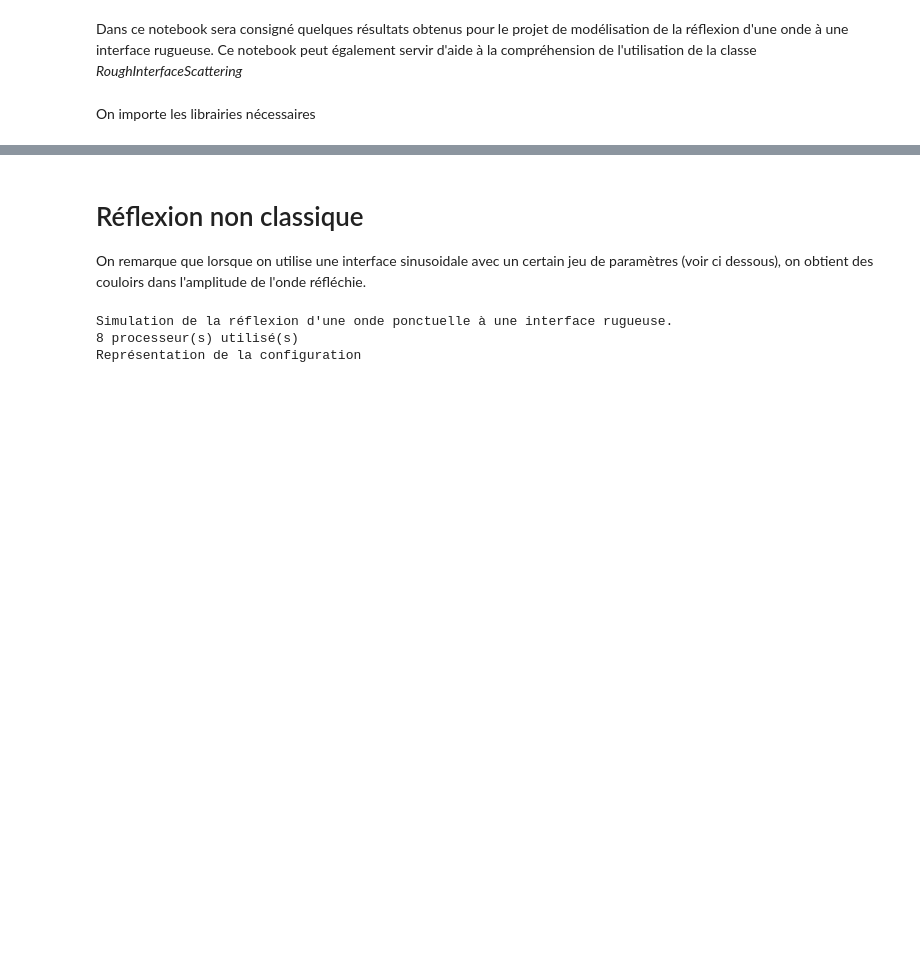
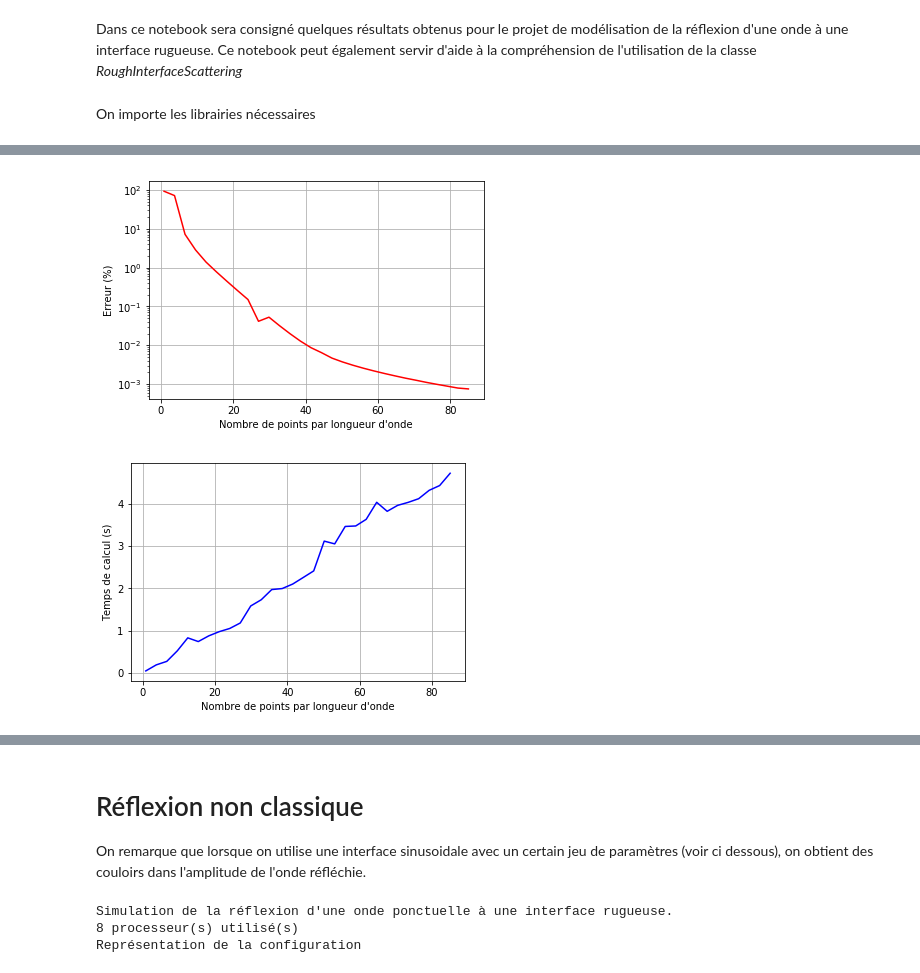
Before and after one commit to caillonantoine/rough-interface, a Jupyter notebook: Avancement.ipynb, the cells around one changed output, grey strips where cells are left out. Drawn from its saved outputs; the diff is of its cells as text; code cells hidden in the pictures; blank space fills up the shorter version.

Commit message:
Ajout de la convergence

```diff
--- a/Avancement.ipynb
+++ b/Avancement.ipynb
@@ -24,0 +29,2 @@ pb = ri.RoughInterfaceScattering()
+# %%
+rms = lambda x: np.sqrt(np.mean(np.power(x,2)))
@@ -24,0 +78,23 @@ pb = ri.RoughInterfaceScattering()
+# %%
+convergence = []
+for i in range(len(simulation)-1):
+    convergence.append(rms(abs(simulation[i]-simulation[i+1]))/rms(abs(simulation[i])))
+convergence = np.asarray(convergence)
+# %%
+plt.plot(N*1.7/10.,100*convergence,'r')
+plt.xlabel('Nombre de points par longueur d\'onde')
+plt.ylabel('Erreur (%)')
+plt.yscale('log')
+plt.grid()
+plt.savefig('convergence.eps')
+plt.show()
+
+plt.plot(N*1.7/10.,duration,'b')
+plt.xlabel('Nombre de points par longueur d\'onde')
+plt.ylabel('Temps de calcul (s)')
+plt.grid()
+plt.savefig('temps.eps')
+plt.show()
+# %% [output]
+[figure, added]
+[figure, added]
```
Also changed, not shown: parts of 6 cells of this notebook.
